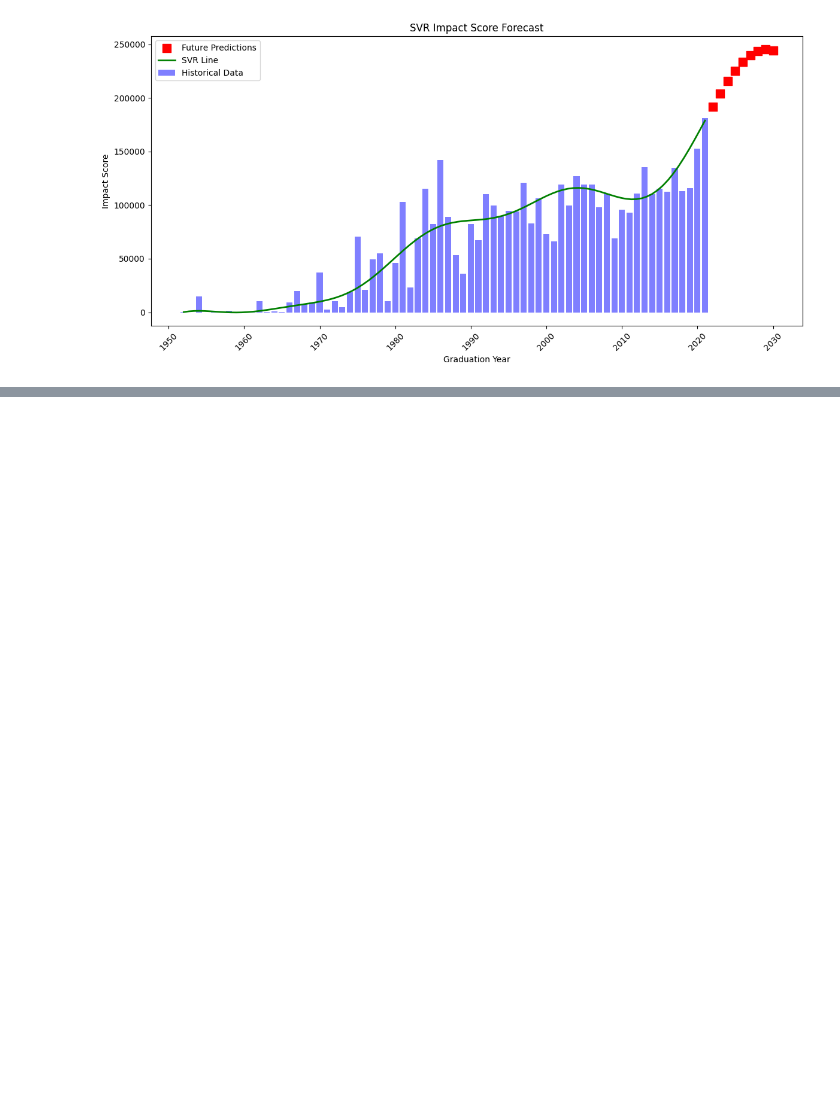
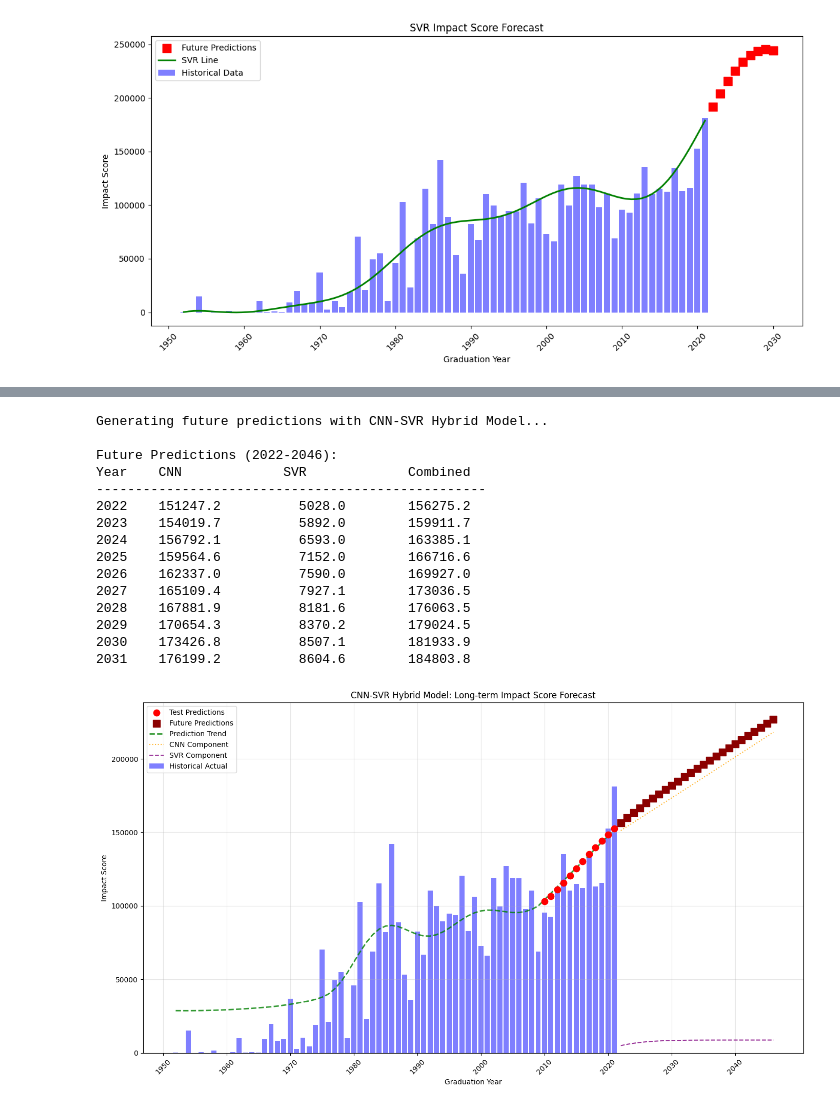
Before and after one commit to IvanRomero03/qs80tec-prediction, a Jupyter notebook: regresions.ipynb, the cells around one changed output, grey strips where cells are left out. Drawn from its saved outputs; the diff is of its cells as text; code cells hidden in the pictures; blank space fills up the shorter version.

```diff
--- a/regresions.ipynb
+++ b/regresions.ipynb
@@ -1199,0 +1569,71 @@ First 10 years of predictions:
+# %%
+# predict future values with CNN-SVR Hybrid Model
+print("Generating future predictions with CNN-SVR Hybrid Model...")
+# Predict future years
+last_year = years.max()
+future_years_cnn_svr = np.arange(last_year + 1, last_year + 26).reshape(-1, 1)
+future_years_cnn_svr_scaled = scaler.transform(
+    future_years_cnn_svr).reshape(-1, 1, 1)
+# Get hybrid predictions
+future_predictions_cnn_svr = cnn_svr_hybrid.predict(
+    future_years_cnn_svr_scaled)
+# Get component predictions for analysis
+future_cnn_component, future_svr_component = cnn_svr_hybrid.get_component_predictions(
+    future_years_cnn_svr_scaled)
+print("\nFuture Predictions (2022-2046):")
+print("Year\tCNN\t\tSVR\t\tCombined")
+print("-" * 50)
+for i, year in enumerate(future_years_cnn_svr.flatten()):
+    if i < 10:  # Show first 10 years
+        print(
+            f"{year}\t{future_cnn_component[i]:8.1f}\t{future_svr_component[i]:8.1f}\t{future_predictions_cnn_svr[i]:8.1f}")
+# Visualization of future predictions
+plt.figure(figsize=(14, 8))
+# Historical data
+plt.bar(years, y, color='blue', alpha=0.5,
+        label='Historical Actual', width=0.8)
+# Historical test predictions
+plt.scatter(X_test_years.flatten(), y_pred_cnn_svr,
+            color='red', s=80, label='Test Predictions', zorder=5)
+# Future predictions
+plt.scatter(future_years_cnn_svr.flatten(), future_predictions_cnn_svr,
+            color='darkred', s=100, marker='s', label='Future Predictions', zorder=10)
+# Trend lines
+all_years_cnn_svr_scaled = np.vstack(
+    [X_cnn_svr_train, future_years_cnn_svr_scaled])
+all_predictions_cnn_svr = cnn_svr_hybrid.predict(all_years_cnn_svr_scaled)
+all_years_cnn_svr_orig = scaler.inverse_transform(
+    all_years_cnn_svr_scaled.reshape(-1, 1)).flatten()
+
+plt.plot(all_years_cnn_svr_orig, all_predictions_cnn_svr,
+         'g--', linewidth=2, alpha=0.8, label='Prediction Trend')
+# Component analysis for future
+plt.plot(future_years_cnn_svr.flatten(), future_cnn_component,
+         'orange', linewidth=1.5, linestyle=':', alpha=0.8, label='CNN Component')
+plt.plot(future_years_cnn_svr.flatten(), future_svr_component,
+         'purple', linewidth=1.5, linestyle='--', alpha=0.8, label='SVR Component')
+plt.title('CNN-SVR Hybrid Model: Long-term Impact Score Forecast')
+plt.xlabel('Graduation Year')
+plt.ylabel('Impact Score')
+plt.legend()
+plt.grid(alpha=0.3)
+plt.xticks(np.arange(1950, 2050, 10), rotation=45)
+plt.tight_layout()
+plt.show()
+# %% [output]
+Generating future predictions with CNN-SVR Hybrid Model...
+
+Future Predictions (2022-2046):
+Year    CNN             SVR             Combined
+--------------------------------------------------
+2022    151247.2          5028.0        156275.2
+2023    154019.7          5892.0        159911.7
+2024    156792.1          6593.0        163385.1
+2025    159564.6          7152.0        166716.6
+2026    162337.0          7590.0        169927.0
+2027    165109.4          7927.1        173036.5
+2028    167881.9          8181.6        176063.5
+2029    170654.3          8370.2        179024.5
+2030    173426.8          8507.1        181933.9
+2031    176199.2          8604.6        184803.8
+[figure, added]
```
Also changed, not shown: parts of 10 cells of this notebook.
